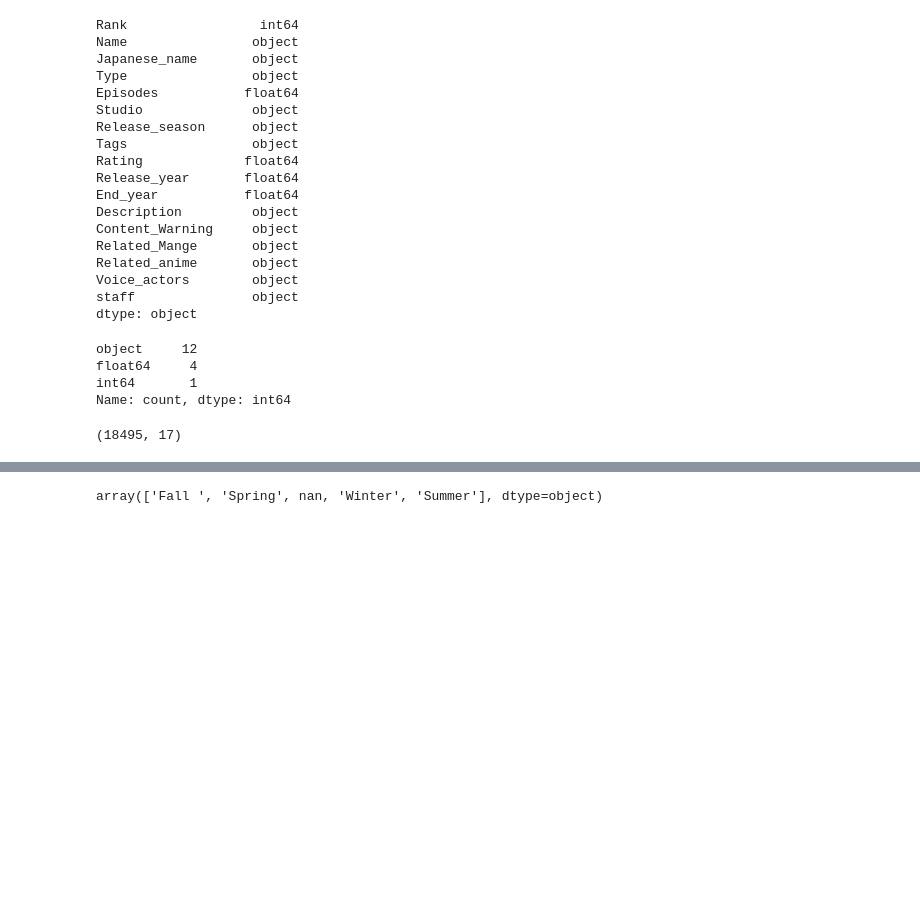
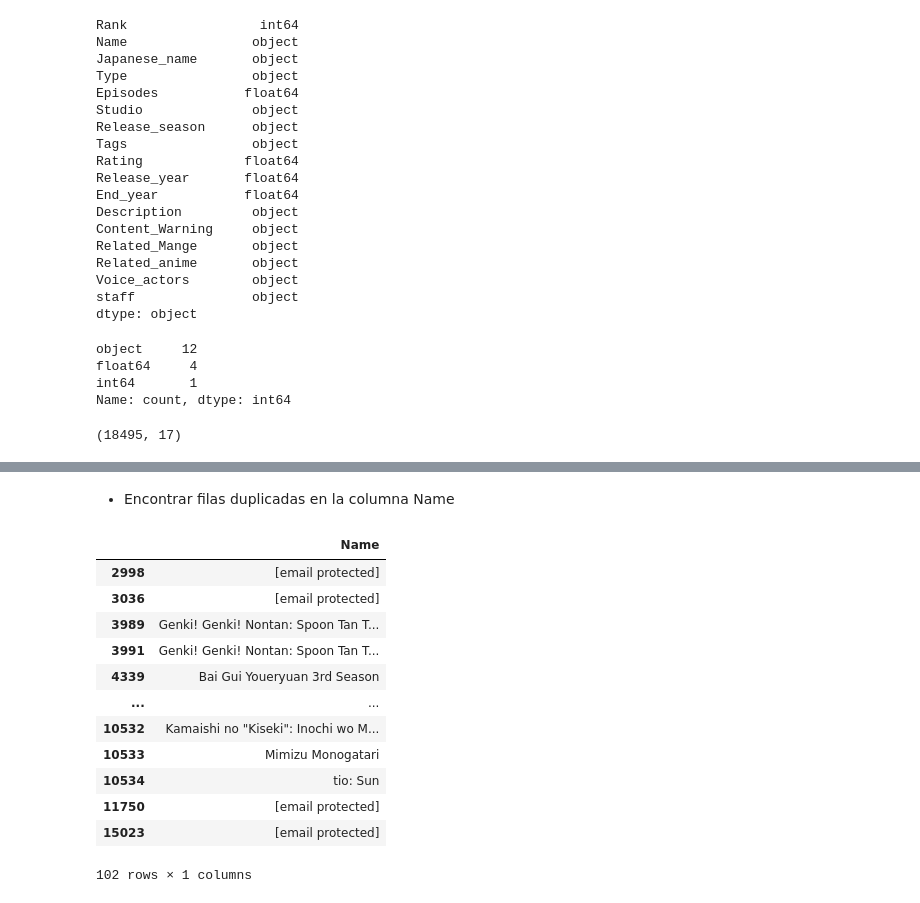
Before and after one commit to AmyGaarcia/DS_PT_09_2023, a Jupyter notebook: Data_Analysis/EDA/1-Definicion_EDA ANIME.ipynb, the cells around one changed output, grey strips where cells are left out. Drawn from its saved outputs; the diff is of its cells as text; code cells hidden in the pictures; blank space fills up the shorter version.

```diff
--- a/Data_Analysis/EDA/1-Definicion_EDA ANIME.ipynb
+++ b/Data_Analysis/EDA/1-Definicion_EDA ANIME.ipynb
@@ -209,4 +194,19 @@ anime.dropna()
-# %%
-anime["Release_season"].unique()
-# %% [output]
-array(['Fall ', 'Spring', nan, 'Winter', 'Summer'], dtype=object)
+# %% [markdown]
+- Encontrar filas duplicadas en la columna Name
+# %%
+anime[anime.duplicated(subset='Name', keep=False)]
+duplicates[['Name']]
+# %% [output]
+|  | Name |
+| 2998 | [email protected] |
+| 3036 | [email protected] |
+| 3989 | Genki! Genki! Nontan: Spoon Tan T... |
+| 3991 | Genki! Genki! Nontan: Spoon Tan T... |
+| 4339 | Bai Gui Youeryuan 3rd Season |
+| ... | ... |
+| 10532 | Kamaishi no "Kiseki": Inochi wo M... |
+| 10533 | Mimizu Monogatari |
+| 10534 | tio: Sun |
+| 11750 | [email protected] |
+| 15023 | [email protected] |
+102 rows × 1 columns
```
Also changed, not shown: parts of 31 cells of this notebook.
